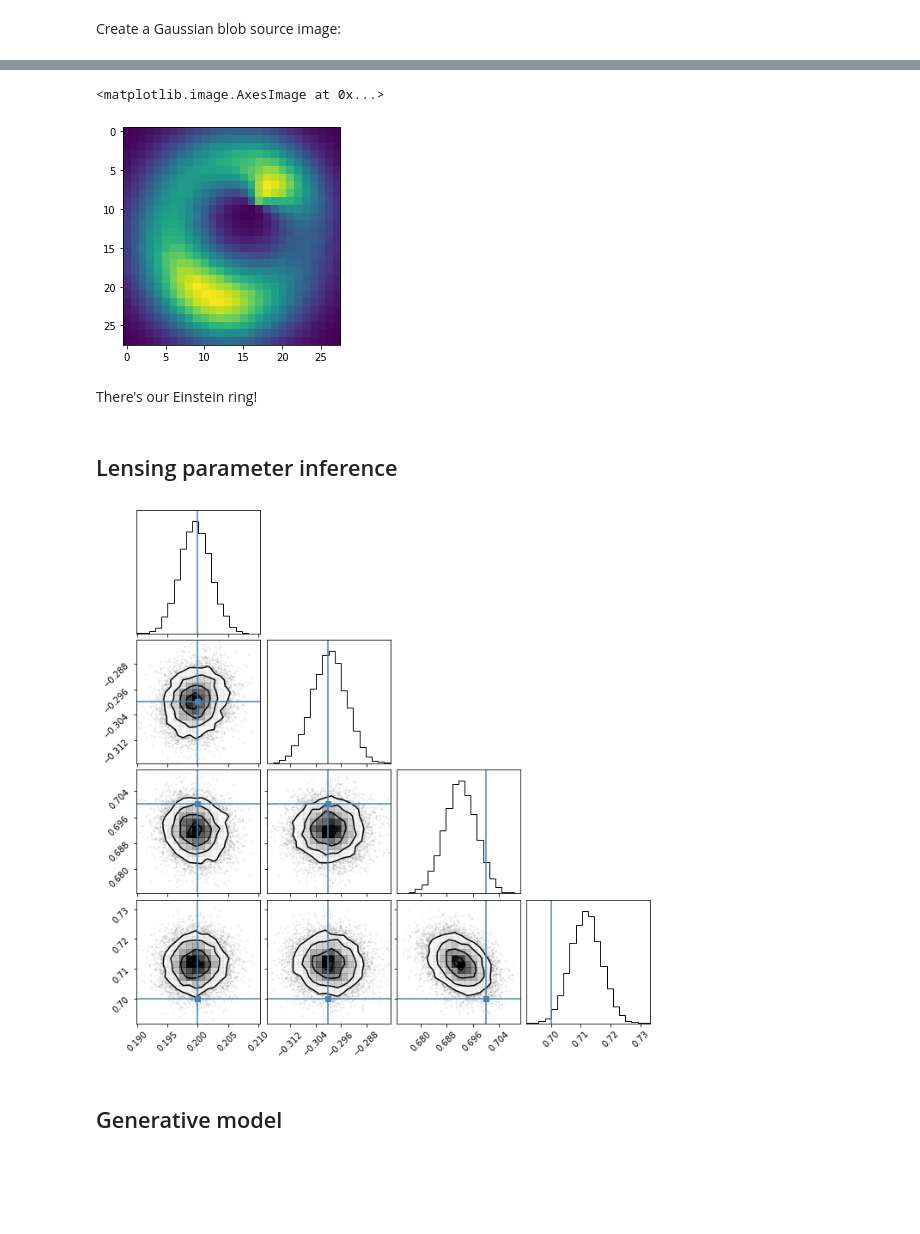
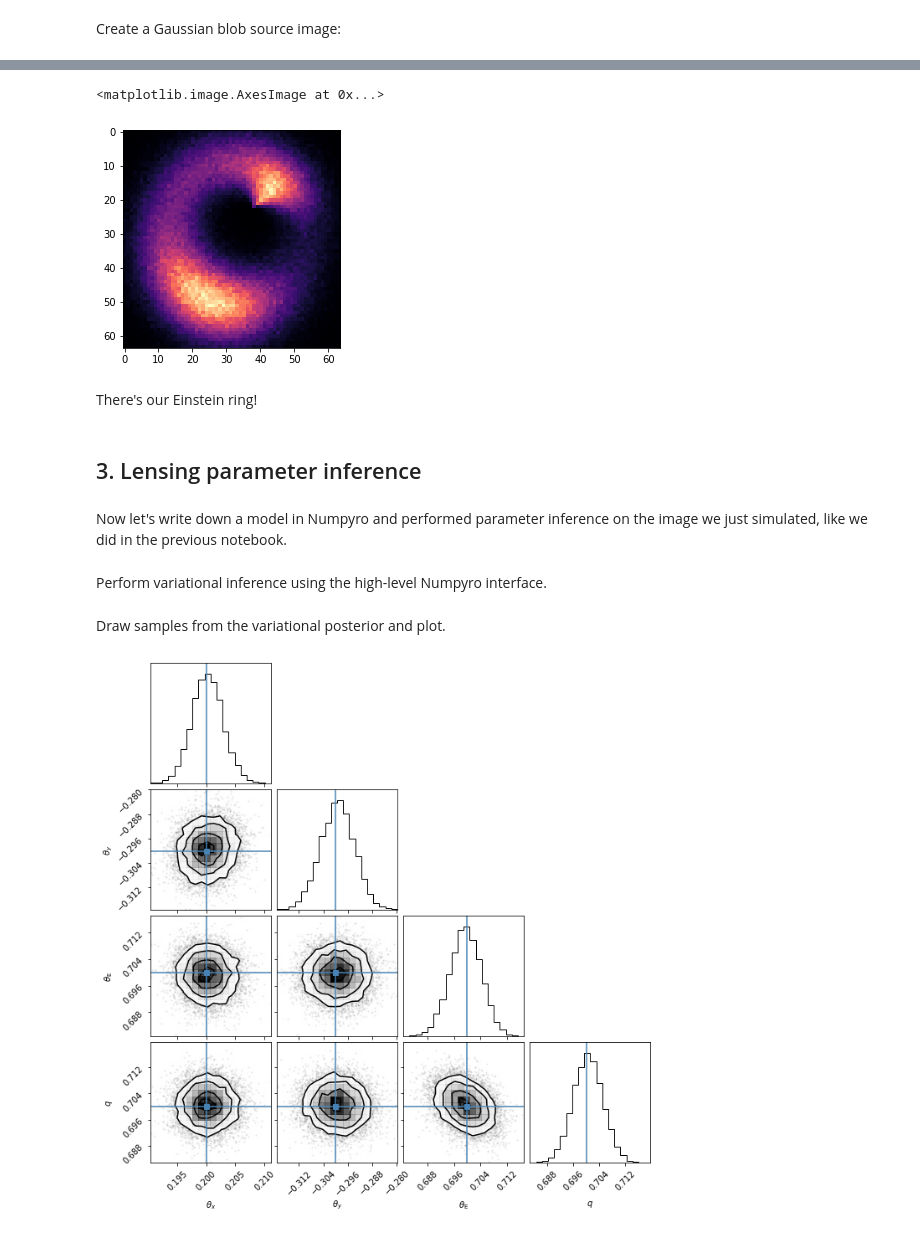
Before and after one commit to smsharma/deep-prob-prog-tutorials, a Jupyter notebook: 02_deep_prob_prog.ipynb, the cells around one changed output, grey strips where cells are left out. Drawn from its saved outputs; the diff is of its cells as text; code cells hidden in the pictures; blank space fills up the shorter version.

Commit message:
Annotated and edited notebook 2 throughout

```diff
--- a/02_deep_prob_prog.ipynb
+++ b/02_deep_prob_prog.ipynb
@@ -232,7 +232,7 @@ class LensingSim:
 # %% [markdown]
 Let's experiment with lensing various images, starting with a simple Gaussian blob. Feel free to play around with various configurations of both the lens and source to see how things change
 # %%
-n_xy = 28  # Number of pixels to a side in the image
+n_xy = 64  # Number of pixels to a side in the image
 coordinate_limits = 1.  # Limits of the lensed image in arcseconds
 # %% [markdown]
 Create a Gaussian blob source image:
@@ -240,13 +240,13 @@ Create a Gaussian blob source image:
 from scipy.stats import multivariate_normal
 
 delta_pix = 2 * coordinate_limits / n_xy
-sigma_psf = 0.2
+sigma_psf = 0.05
 
 x_kern = np.linspace(-6, 6, n_xy)
 x, y = np.meshgrid(x_kern, x_kern)
 source_image = multivariate_normal(mean=np.zeros(2), cov=np.ones(2) * sigma_psf / delta_pix).pdf(np.dstack((x, y)))
 source_image /= np.sum(source_image)  # Normalize
 
-plt.imshow(source_image)
+plt.imshow(source_image, cmap='magma')
 # %% [output]
 <matplotlib.image.AxesImage at 0x...>
@@ -264,14 +264,16 @@ lensing_sim = LensingSim(lenses_list=[lens_dict], sources_list=[{"src_ary":sourc
 # Create lensed image, including Poisson noise
 lensed_image = np.random.poisson(lensing_sim.lensed_image())
 
-plt.imshow(lensed_image)
+plt.imshow(lensed_image, cmap='magma')
 # %% [output]
 <matplotlib.image.AxesImage at 0x...>
-[figure, old version]
+[figure, new version]
 # %% [markdown]
 There's our Einstein ring!
 # %% [markdown]
-## Lensing parameter inference
+## 3. Lensing parameter inference
+# %% [markdown]
+Now let's write down a model in Numpyro and performed parameter inference on the image we just simulated, like we did in the previous notebook.
 # %%
 import numpyro
 from numpyro.infer import MCMC, NUTS
@@ -281,19 +283,24 @@ import numpyro.distributions as dist
 from tqdm.notebook import tqdm
 # %%
 @jax.jit
-def lensing_simulator(theta_x_0, theta_y_0, theta_E, q):
-    lens_dict = {"profile":"SIE", "theta_x_0":theta_x_0, "theta_y_0":theta_y_0, "theta_E":theta_E, "q":q}
-    observation_dict = {"theta_x_lims": [-coordinate_limits, coordinate_limits], "theta_y_lims": [-coordinate_limits, coordinate_limits], "n_x":n_xy, "n_y":n_xy, "exposure":1e8}
-    global_dict = {"z_s":1.0, "z_l":0.5}
+def lensing_simulator(theta_x_0, theta_y_0, theta_E, q, src_ary):
+  """ A convenience interface for the lensing forward simulator
+  """
 
-    lensing_sim = LensingSim(lenses_list=[lens_dict], sources_list=[{"src_ary":kernel}], global_dict=global_dict, observation_dict=observation_dict)
+  n_xy = src_ary.shape[0]
 
-    lensed_image = lensing_sim.lensed_image()
+  lens_dict = {"profile":"SIE", "theta_x_0":theta_x_0, "theta_y_0":theta_y_0, "theta_E":theta_E, "q":q}
+  observation_dict = {"theta_x_lims": [-coordinate_limits, coordinate_limits], "theta_y_lims": [-coordinate_limits, coordinate_limits], "n_x":n_xy, "n_y":n_xy, "exposure":1e8}
+  global_dict = {"z_s":1.0, "z_l":0.5}
 
-    return lensed_image
+  lensing_sim = LensingSim(lenses_list=[lens_dict], sources_list=[{"src_ary":src_ary}], global_dict=global_dict, observation_dict=observation_dict)
+
+  lensed_image = lensing_sim.lensed_image()
+
+  return lensed_image
 # %%
 def model(image):
-    """ Model definition in Pyro
+    """ Model definition in Numpyro
     """
 
     # Stochastic nodes
@@ -303,9 +310,9 @@ def model(image):
     q = numpyro.sample("q", dist.Uniform(0.5, 0.99))
 
     # Deterministic node
-    mu_pred = numpyro.deterministic("mu_pred", lensing_simulator(theta_x_0, theta_y_0, theta_E, q))
+    mu_pred = numpyro.deterministic("mu_pred", lensing_simulator(theta_x_0, theta_y_0, theta_E, q, source_image))
 
-    # N different independent observations
+    # Use a plate to mark all pixels (i.e., data points along the two dimensions) as conditionally independent
     with numpyro.plate_stack('observed_data', image.shape, rightmost_dim=-1):
         return numpyro.sample("obs", dist.Poisson(mu_pred), obs=image)
 # %%
@@ -313,17 +320,20 @@ def model(image):
 guide = autoguide.AutoMultivariateNormal(model)
+# %% [markdown]
+Perform variational inference using the high-level Numpyro interface.
 # %%
 optimizer = numpyro.optim.Adam(0.001)
 svi = SVI(model, guide, optimizer, Trace_ELBO())
 svi_results = svi.run(jax.random.PRNGKey(1), 10000, lensed_image)
 params = svi_results.params
+# %% [markdown]
+Draw samples from the variational posterior and plot.
 # %%
 samples_svi = guide.sample_posterior(rng_key=jax.random.PRNGKey(0), params=params, sample_shape=(10000,))
 samples_svi = np.array([samples_svi['theta_x_0'], samples_svi['theta_y_0'], samples_svi['theta_E'], samples_svi['q']]).T
 # %%
 import corner
 
-corner.corner(samples_svi, truths=[0.2, -0.3, 0.7, 0.7]);
+labels = [r"$\theta_x$", r"$\theta_y$", r"$\theta_\mathrm{E}$", r"$q$"]
+corner.corner(samples_svi, truths=[0.2, -0.3, 0.7, 0.7], labels=labels);
 # %% [output]
-[figure, old version]
+[figure, new version]
-# %% [markdown]
-## Generative model
```
Also changed, not shown: parts of 41 cells of this notebook.
